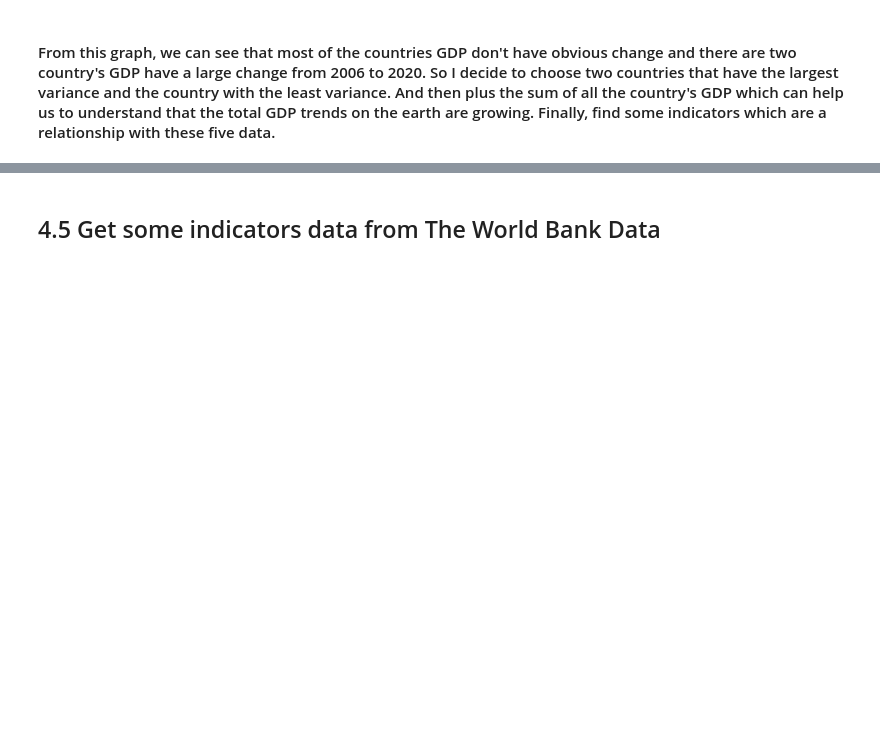
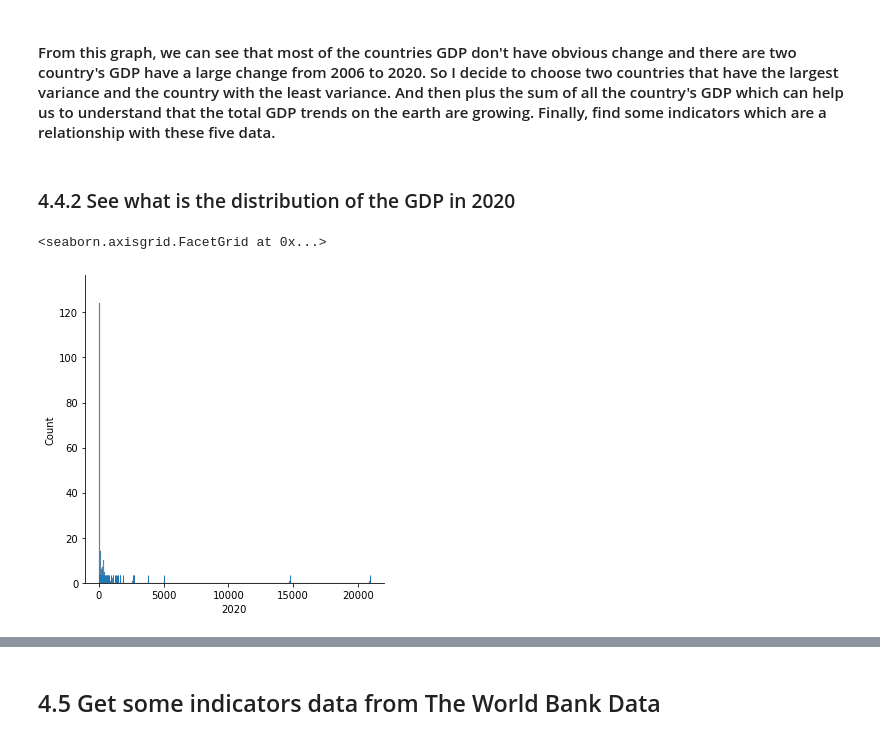
Before and after one commit to NewThread-ZY/DAV5400, a Jupyter notebook: Z_Wang_FInalProject.ipynb, the cells around one changed output, grey strips where cells are left out. Cells and saved outputs as stored; diff of their text form; code cells hidden in the pictures; blank space fills up the shorter version.

```diff
--- a/Z_Wang_FInalProject.ipynb
+++ b/Z_Wang_FInalProject.ipynb
@@ -215,3 +207,10 @@ plt.show()
 [figure]
 # %% [markdown]
 #### From this graph, we can see that most of the countries GDP don't have obvious change and there are two country's GDP have a large change from 2006 to 2020. So I decide to choose two countries that have the largest variance and the country with the least variance. And then plus the sum of all the country's GDP which can help us to understand that the total GDP trends on the earth are growing. Finally, find some indicators which are a relationship with these five data.
+# %% [markdown]
+### 4.4.2 See what is the distribution of the GDP in 2020
+# %%
+sns.displot(df1_gdp[2020], kde=False, rug=True)
+# %% [output]
+<seaborn.axisgrid.FacetGrid at 0x...>
+[figure, added]
```
Also changed, not shown: parts of 46 cells of this notebook, 2 other files.
